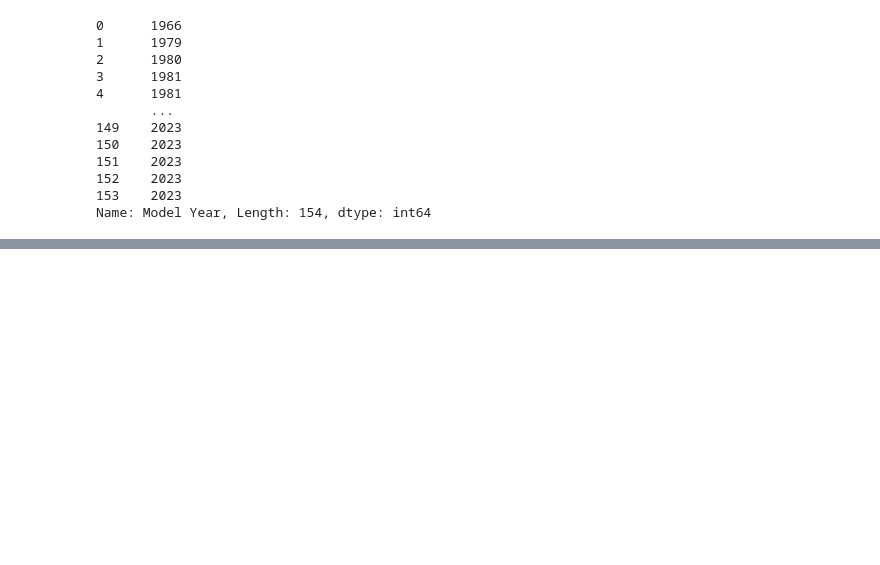
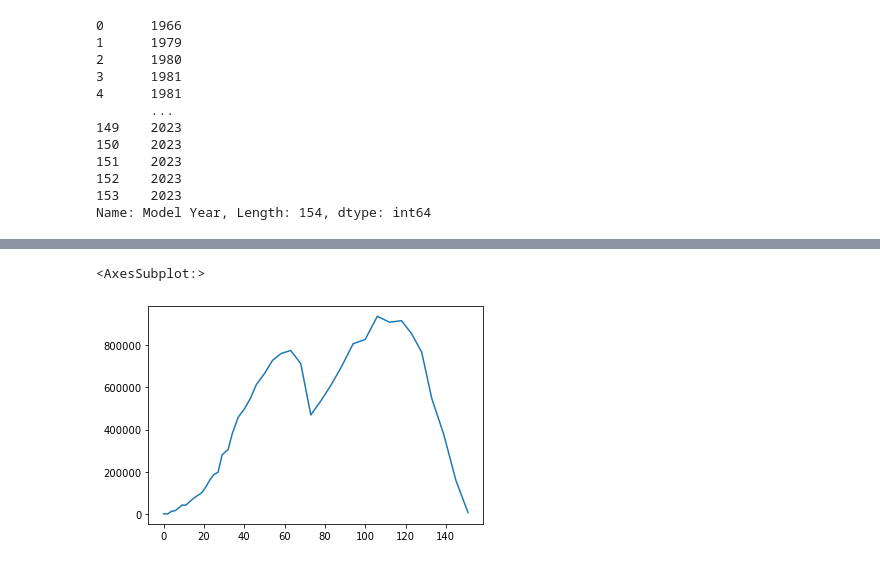
Before and after one commit to IscYeon/electricVehecleProject, a Jupyter notebook: Project.ipynb, the cells around one changed output, grey strips where cells are left out. Cells and saved outputs as stored; diff of their text form; code cells hidden in the pictures; blank space fills up the shorter version.

```diff
--- a/Project.ipynb
+++ b/Project.ipynb
@@ -188,3 +187,6 @@ df.loc[:, 'Model Year']
 152    2023
 153    2023
 Name: Model Year, Length: 154, dtype: int64
+# %%
+a = df[df['Electrification Level'] != 'ICE (Internal Combustion Engine)'].index
+a
@@ -190,0 +198,2 @@ Name: Model Year, Length: 154, dtype: int64
+# %%
+df.drop(a,axis='index',inplace=True)
@@ -190,0 +233,5 @@ Name: Model Year, Length: 154, dtype: int64
+# %%
+df.loc[:, 'size_Electrification_Level'].plot()
+# %% [output]
+<AxesSubplot:>
+[figure, added]
```
Also changed, not shown: parts of 18 cells of this notebook.
